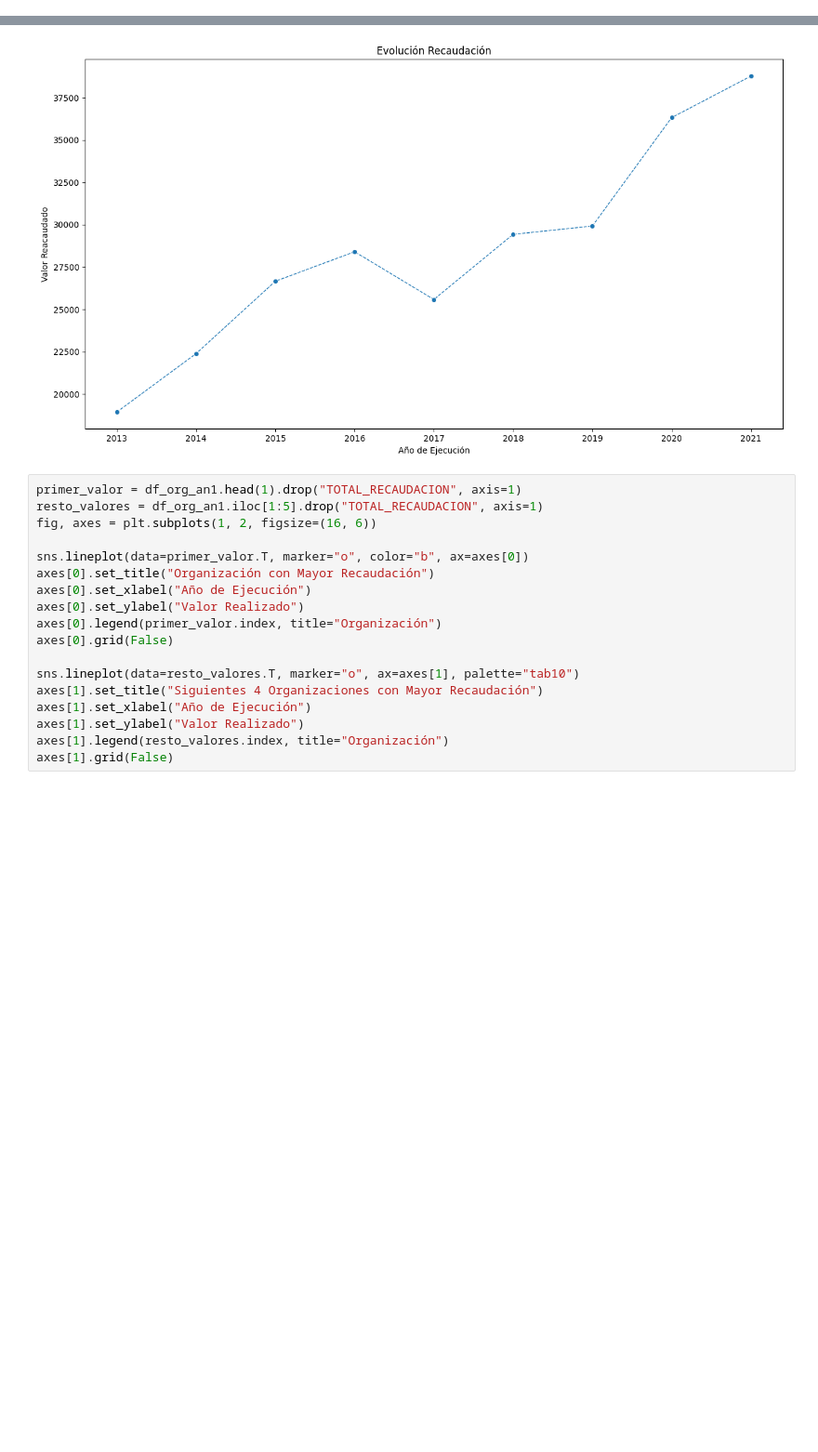
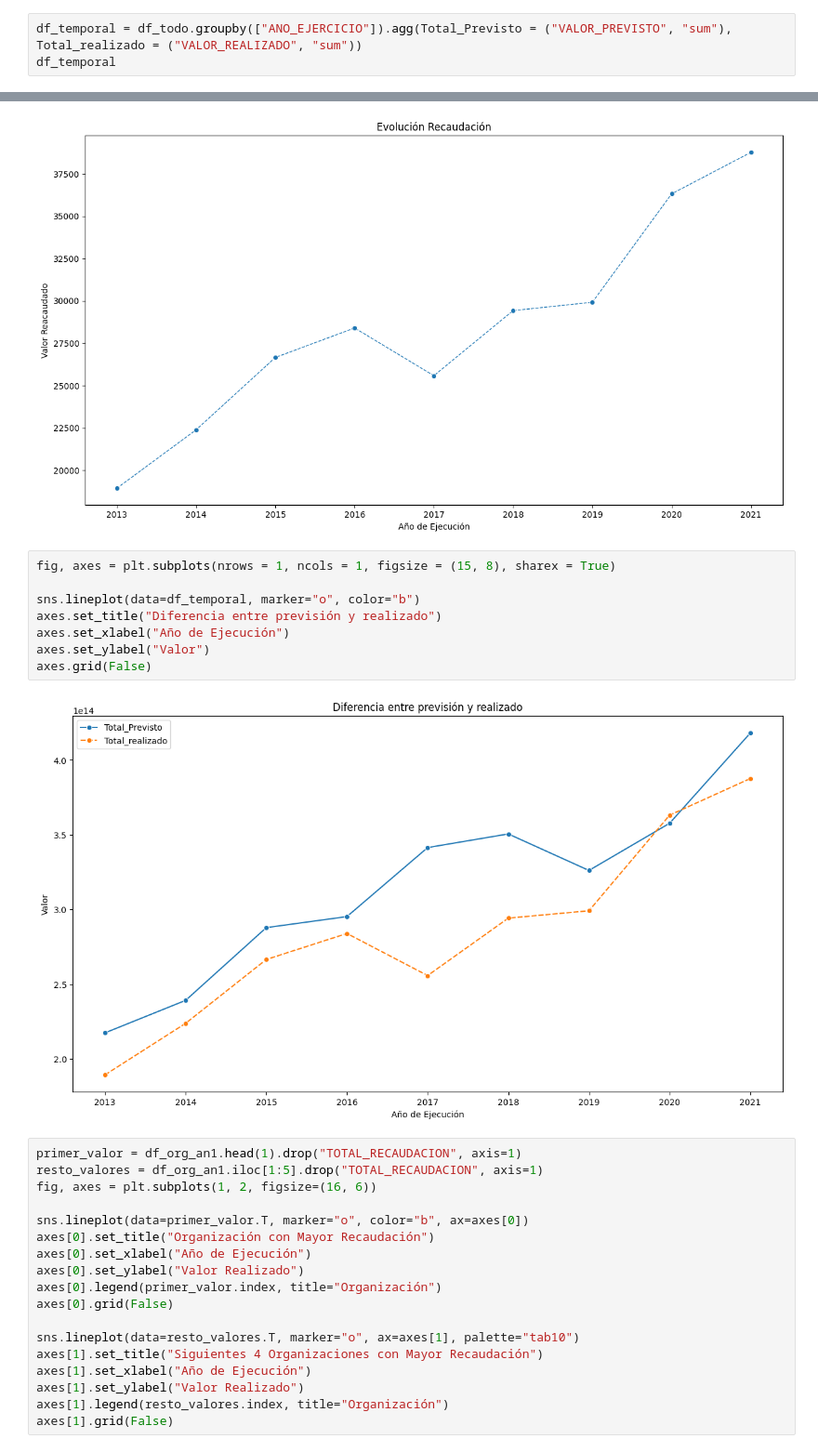
Before and after one commit to JoseLR95/JoseLR95Proyecto2-EDA-Ingresos-Publicos-Brasil, a Jupyter notebook: Proyecto_Brasil.ipynb, the cells around one changed output, grey strips where cells are left out. Shown: that part at 93% size. Saved outputs shown, nothing was run; the diff lists cells and outputs as text; blank space fills up the shorter version.

Commit message:
update entrega

```diff
--- a/Proyecto_Brasil.ipynb
+++ b/Proyecto_Brasil.ipynb
@@ -928,3 +944,6 @@ df_tipo_an1.sort_values(by = "TOTAL_RECAUDACION", ascending=False).head(10)
 | Valores Mobiliarios | 2594.0 | 3353.0 | 2931.0 | 2643.0 | 2844.0 | 2757.0 | 3852.0 | 2232.0 | 4211.0 | ... |
 | Servicios y Actividades Financieras | 0.0 | 0.0 | 0.0 | 3119.0 | 3001.0 | 3330.0 | 4660.0 | 2915.0 | 3524.0 | ... |
 | Otras Ingresos Corrientes | 1273.0 | 890.0 | 1512.0 | 2907.0 | 2634.0 | 2153.0 | 1817.0 | 2932.0 | 1946.0 | ... |
+# %%
+df_temporal = df_todo.groupby(["ANO_EJERCICIO"]).agg(Total_Previsto = ("VALOR_PREVISTO", "sum"), Total_realizado = ("VALOR_REALIZADO", "sum"))
+df_temporal
@@ -948,6 +1028,16 @@ axes.set_ylabel("Valor Reacaudado")
 axes.grid(False)
 # %% [output]
 [figure]
+# %%
+fig, axes = plt.subplots(nrows = 1, ncols = 1, figsize = (15, 8), sharex = True)
+
+sns.lineplot(data=df_temporal, marker="o", color="b")
+axes.set_title("Diferencia entre previsión y realizado")
+axes.set_xlabel("Año de Ejecución")
+axes.set_ylabel("Valor")
+axes.grid(False)
+# %% [output]
+[figure, added]
 # %%
 primer_valor = df_org_an1.head(1).drop("TOTAL_RECAUDACION", axis=1)
 resto_valores = df_org_an1.iloc[1:5].drop("TOTAL_RECAUDACION", axis=1)
```
Also changed, not shown: parts of 25 cells of this notebook.
